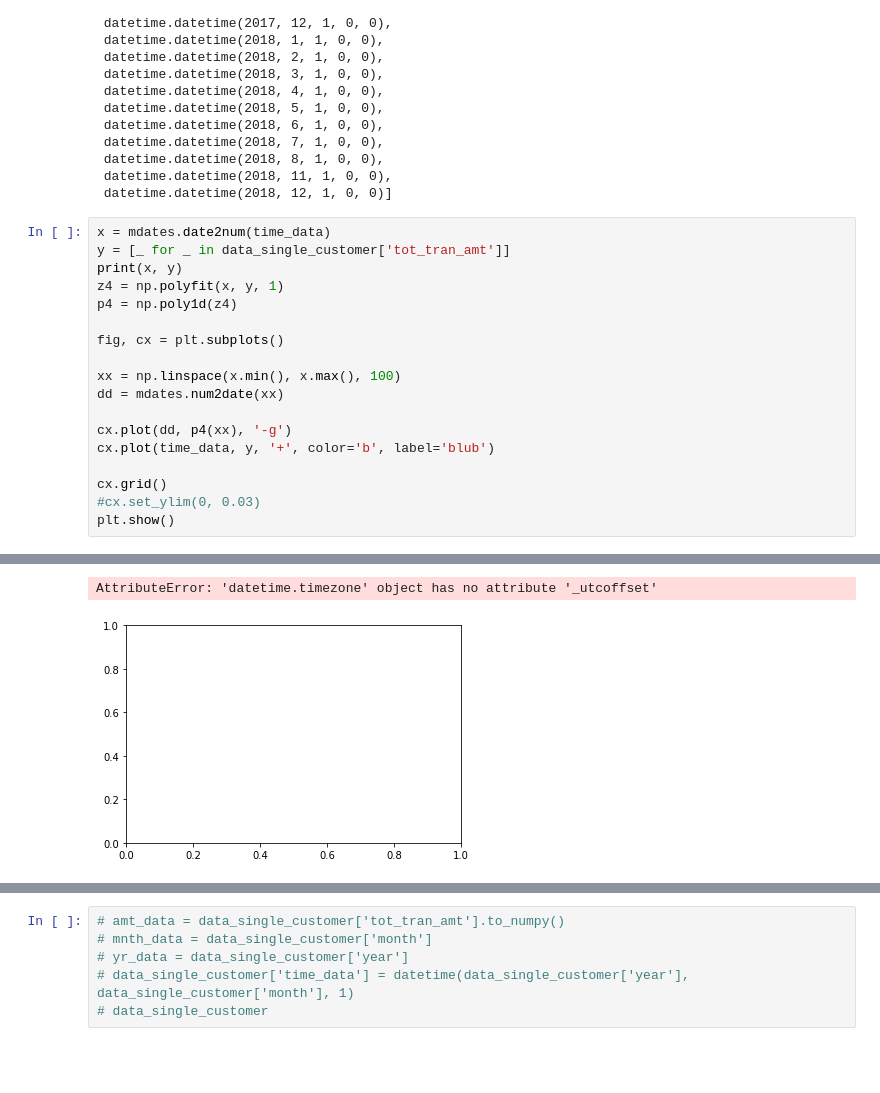
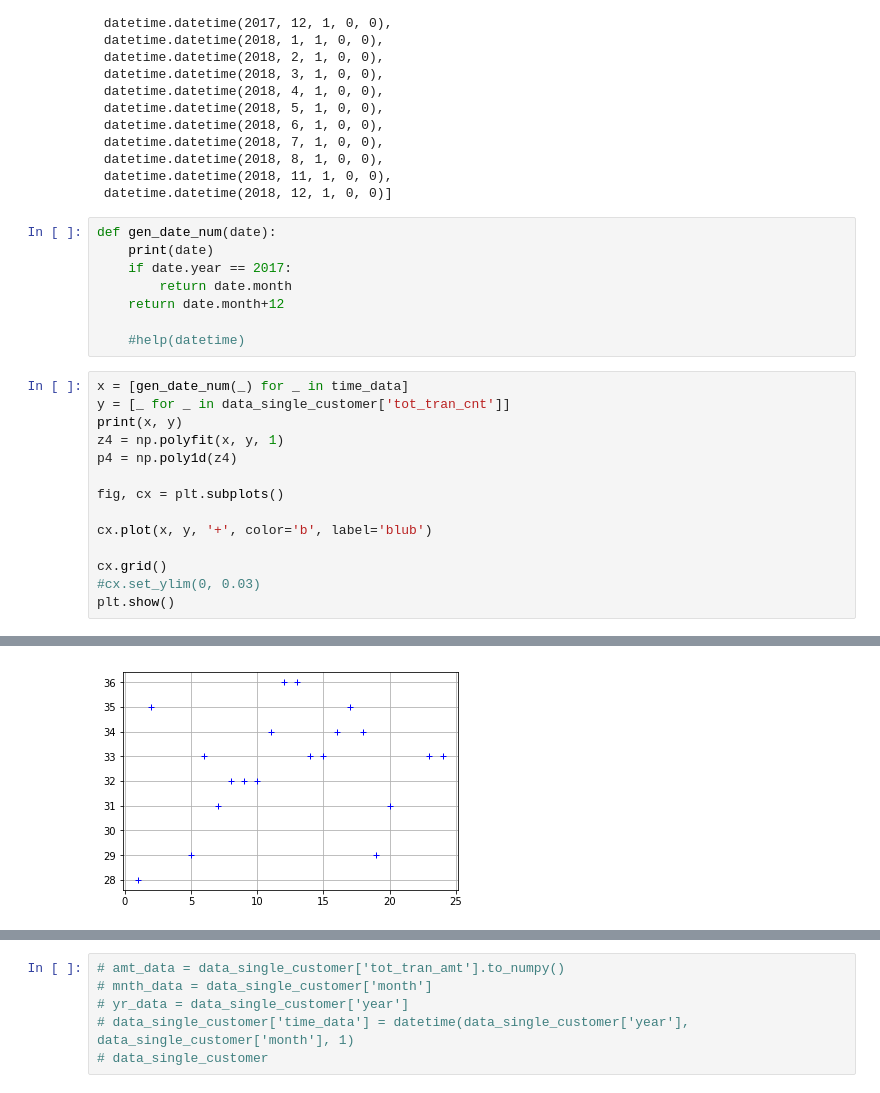
Before and after one commit to thealphadollar/IceEdge, a Jupyter notebook: training/plots/DataAnalysis-pandas-polyfit.ipynb, the cells around one changed output, grey strips where cells are left out. Cells and saved outputs as stored; diff of their text form; blank space fills up the shorter version.

```diff
--- a/training/plots/DataAnalysis-pandas-polyfit.ipynb
+++ b/training/plots/DataAnalysis-pandas-polyfit.ipynb
@@ -92,20 +90,24 @@ time_data
  datetime.datetime(2018, 8, 1, 0, 0),
  datetime.datetime(2018, 11, 1, 0, 0),
  datetime.datetime(2018, 12, 1, 0, 0)]
+# %%
+def gen_date_num(date):
+    print(date)
+    if date.year == 2017:
+        return date.month
+    return date.month+12
+
+    #help(datetime)
 # %%
-x = mdates.date2num(time_data)
-y = [_ for _ in data_single_customer['tot_tran_amt']]
+x = [gen_date_num(_) for _ in time_data]
+y = [_ for _ in data_single_customer['tot_tran_cnt']]
 print(x, y)
 z4 = np.polyfit(x, y, 1)
 p4 = np.poly1d(z4)
 
 fig, cx = plt.subplots()
 
-xx = np.linspace(x.min(), x.max(), 100)
-dd = mdates.num2date(xx)
-
-cx.plot(dd, p4(xx), '-g')
-cx.plot(time_data, y, '+', color='b', label='blub')
+cx.plot(x, y, '+', color='b', label='blub')
 
 cx.grid()
 #cx.set_ylim(0, 0.03)
@@ -117,2 +133 @@ plt.show()
-AttributeError: 'datetime.timezone' object has no attribute '_utcoffset'
-[figure, old version]
+[figure, new version]
```
Also changed, not shown: parts of 5 cells of this notebook, 4 other files.
